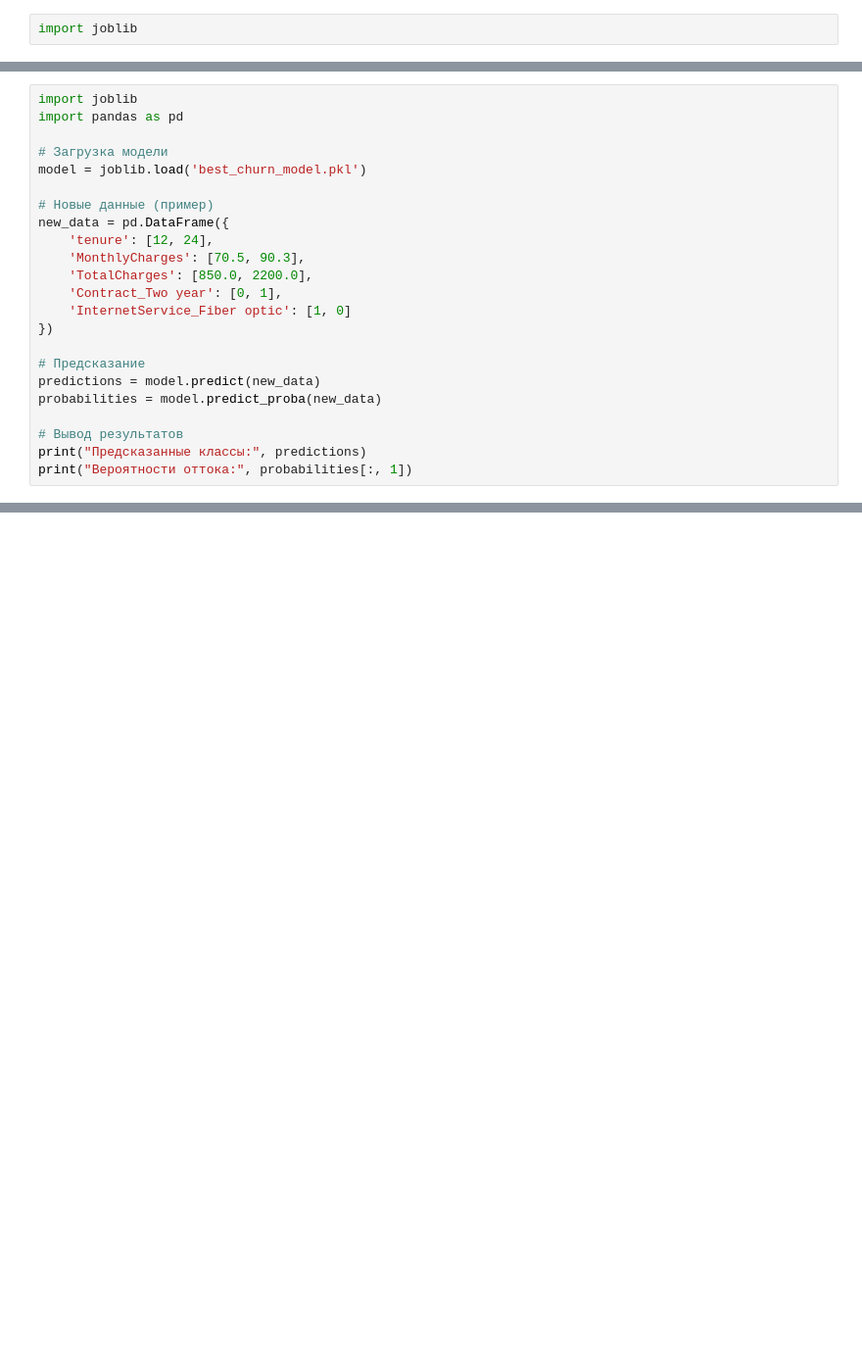
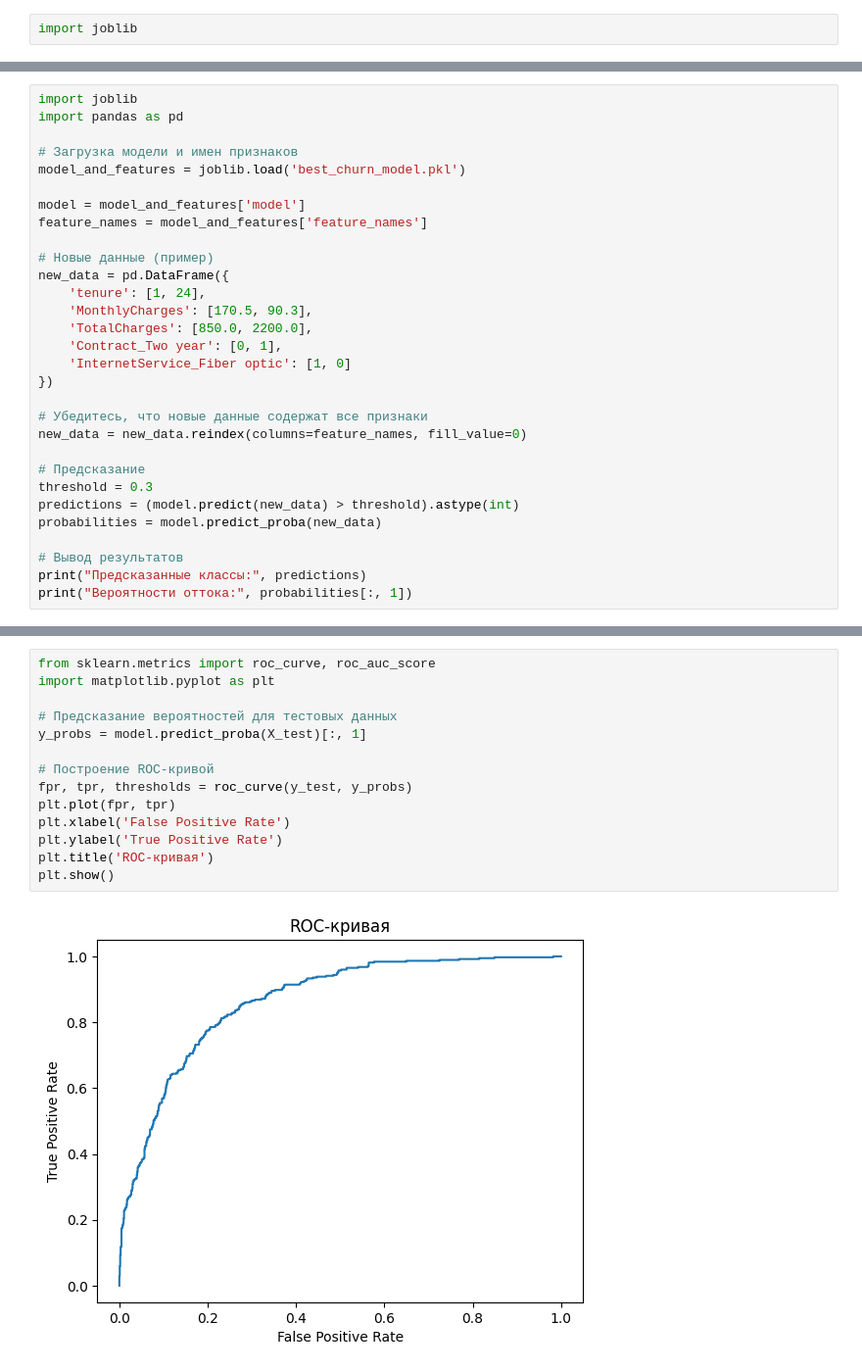
Before and after one commit to nephelim74/machinelearn, a Jupyter notebook: ml_dz11.ipynb, the cells around one changed output, grey strips where cells are left out. Shown: that part at 98% size. Cells and saved outputs as stored; diff of their text form; blank space fills up the shorter version.

```diff
--- a/ml_dz11.ipynb
+++ b/ml_dz11.ipynb
@@ -504,20 +510,27 @@ joblib.dump(best_models['Random Forest'], 'best_churn_model.pkl')
 import joblib
 import pandas as pd
 
-# Загрузка модели
-model = joblib.load('best_churn_model.pkl')
+# Загрузка модели и имен признаков
+model_and_features = joblib.load('best_churn_model.pkl')
+
+model = model_and_features['model']
+feature_names = model_and_features['feature_names']
 
 # Новые данные (пример)
 new_data = pd.DataFrame({
-    'tenure': [12, 24],
-    'MonthlyCharges': [70.5, 90.3],
+    'tenure': [1, 24],
+    'MonthlyCharges': [170.5, 90.3],
     'TotalCharges': [850.0, 2200.0],
     'Contract_Two year': [0, 1],
     'InternetService_Fiber optic': [1, 0]
 })
 
+# Убедитесь, что новые данные содержат все признаки
+new_data = new_data.reindex(columns=feature_names, fill_value=0)
+
 # Предсказание
-predictions = model.predict(new_data)
+threshold = 0.3
+predictions = (model.predict(new_data) > threshold).astype(int)
 probabilities = model.predict_proba(new_data)
 
 # Вывод результатов
@@ -525,0 +633,16 @@ print("Вероятности оттока:", probabilities[:, 1])
+# %%
+from sklearn.metrics import roc_curve, roc_auc_score
+import matplotlib.pyplot as plt
+
+# Предсказание вероятностей для тестовых данных
+y_probs = model.predict_proba(X_test)[:, 1]
+
+# Построение ROC-кривой
+fpr, tpr, thresholds = roc_curve(y_test, y_probs)
+plt.plot(fpr, tpr)
+plt.xlabel('False Positive Rate')
+plt.ylabel('True Positive Rate')
+plt.title('ROC-кривая')
+plt.show()
+# %% [output]
+[figure, added]
```
Also changed, not shown: parts of 9 cells of this notebook.
